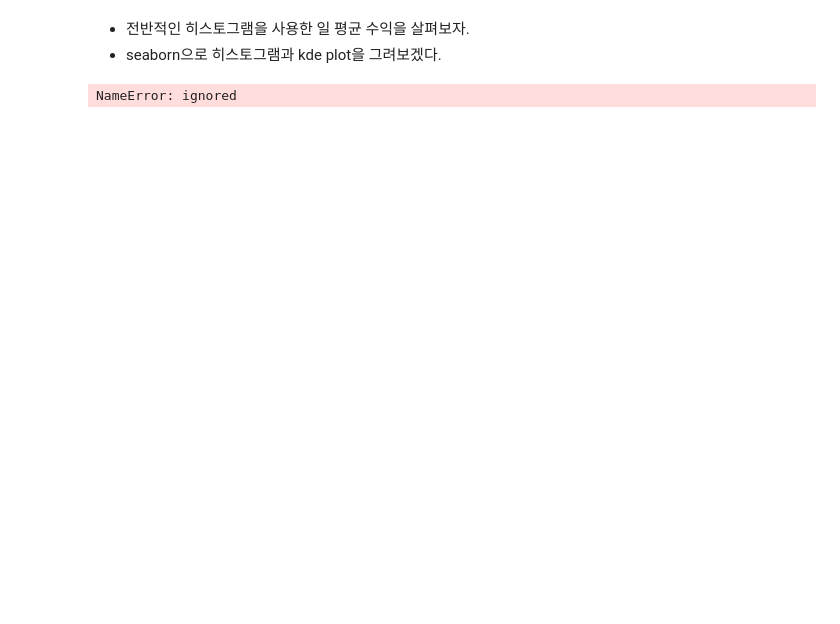
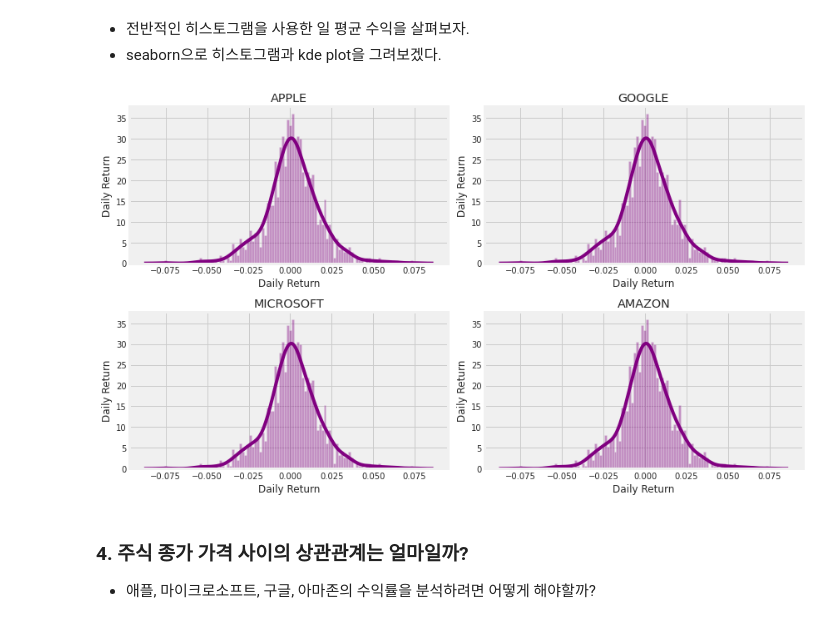
Before and after one commit to analyst-rhie/Kaggle, a Jupyter notebook: Stock_Market_Analysis.ipynb, the cells around one changed output. Saved outputs shown, nothing was run; the diff lists cells and outputs as text; code cells hidden in the pictures; blank space fills up the shorter version.

```diff
--- a/Stock_Market_Analysis.ipynb
+++ b/Stock_Market_Analysis.ipynb
@@ -238,12 +260,18 @@ fig.tight_layout()
 * 전반적인 히스토그램을 사용한 일 평균 수익을 살펴보자.
 * seaborn으로 히스토그램과 kde plot을 그려보겠다.
 # %%
+df2 = pd.concat(company_list, axis=0)
+
 plt.figure(figsize=(12,7))
-for i, company in enumerate(compane_list, 1) :
+for i, company in enumerate(company_list, 1) :
   plt.subplot(2,2,i)
-  sns.distplot(company['Daily Return'].dropna(), bins=100, color='purple')
+  sns.distplot(df2['Daily Return'].dropna(), bins=100, color='purple')
   plt.ylabel("Daily Return")
   plt.title(f'{company_name[i-1]}')
 plt.tight_layout()
 # %% [output]
-NameError: ignored
+[figure, added]
+# %% [markdown]
+### 4. 주식 종가 가격 사이의 상관관계는 얼마일까?
+
+* 애플, 마이크로소프트, 구글, 아마존의 수익률을 분석하려면 어떻게 해야할까?
```
Also changed, not shown: parts of 34 cells of this notebook.
